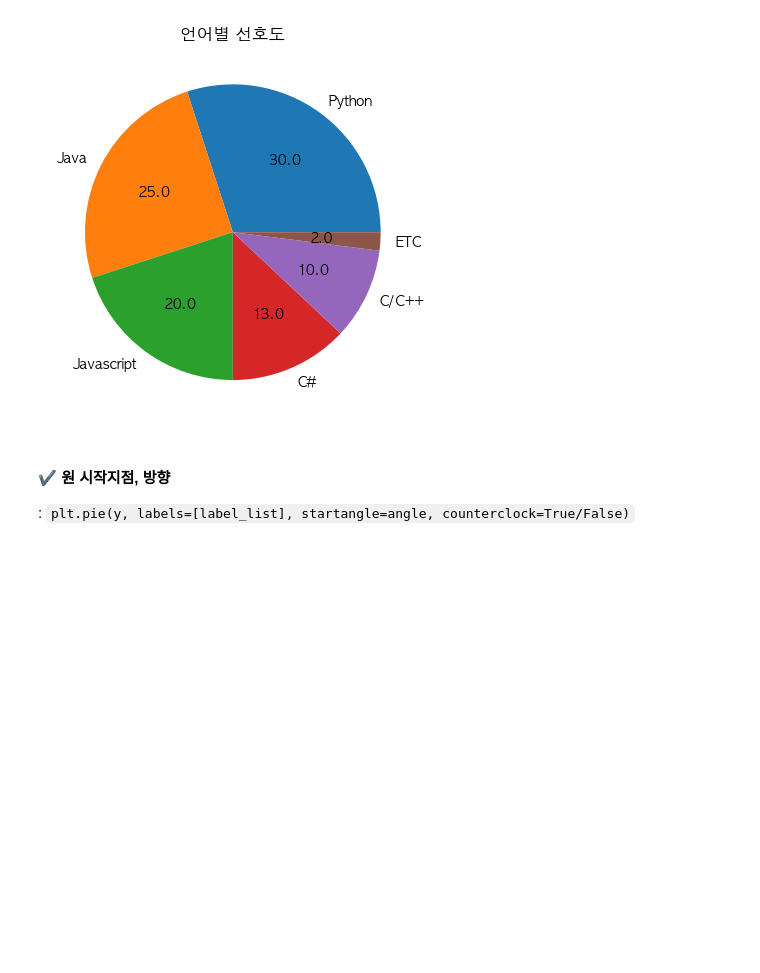
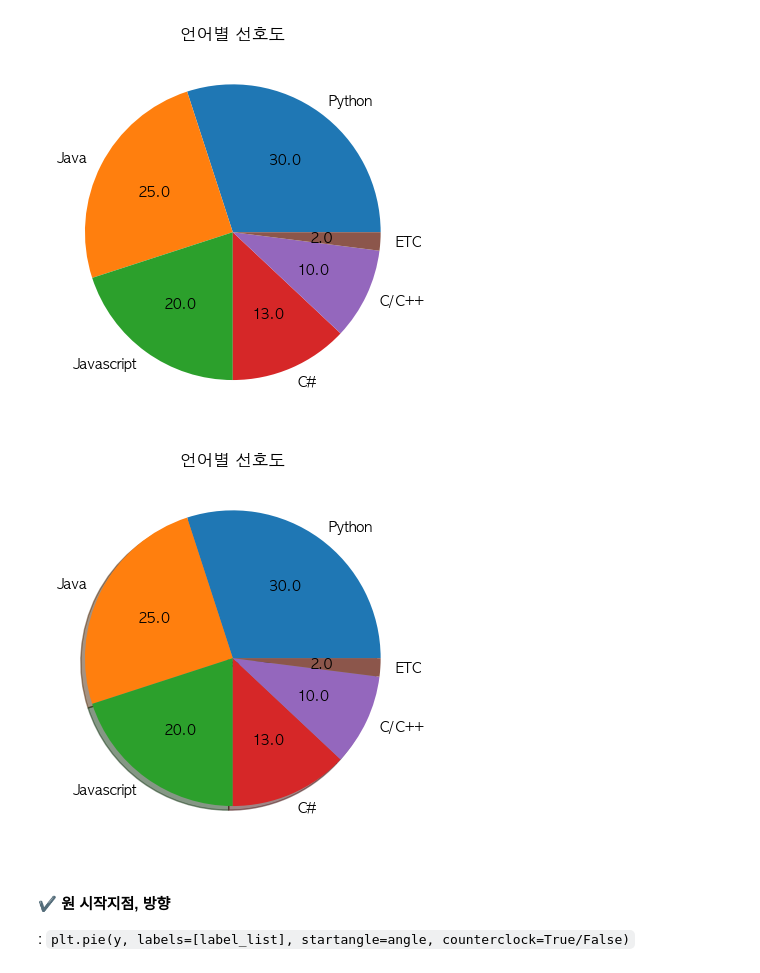
Before and after one commit to HeeJu-XiJu/Pandas, a Jupyter notebook: 20. 시각화 - 원그래프.ipynb, the cells around one changed output. Cells and saved outputs as stored; diff of their text form; code cells hidden in the pictures; blank space fills up the shorter version.

```diff
--- a/20. 시각화 - 원그래프.ipynb
+++ b/20. 시각화 - 원그래프.ipynb
@@ -24,6 +24,12 @@ plt.title('언어별 선호도')
 plt.show()
 # %% [output]
 [figure]
+# %%
+plt.pie(values, labels=labels, autopct='%.1f', shadow=True)
+plt.title('언어별 선호도')
+plt.show()
+# %% [output]
+[figure, added]
 # %% [markdown]
 #### ✔️ 원 시작지점, 방향
 : `plt.pie(y, labels=[label_list], startangle=angle, counterclock=True/False)`
```
Also changed, not shown: parts of 1 cell of this notebook.
